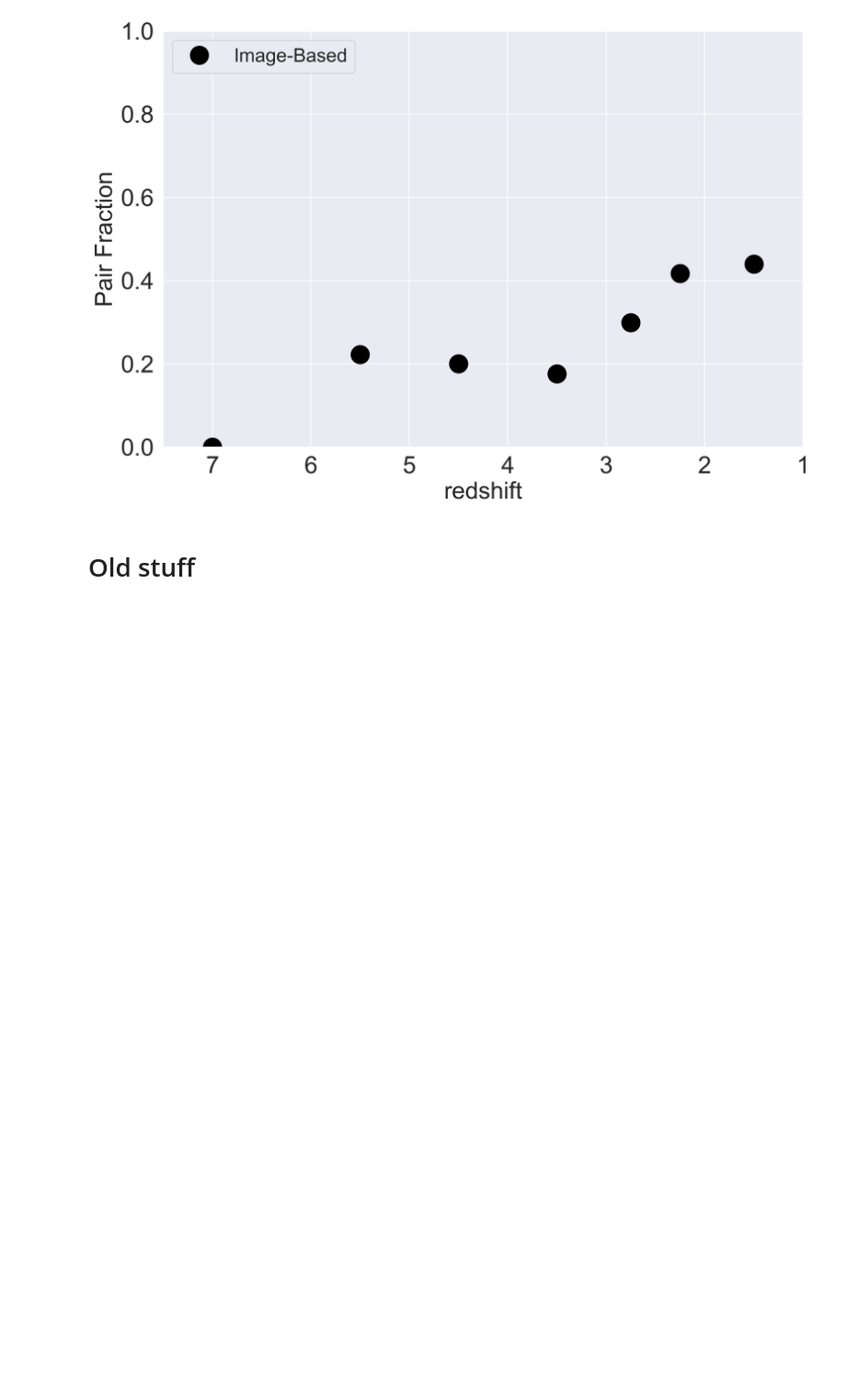
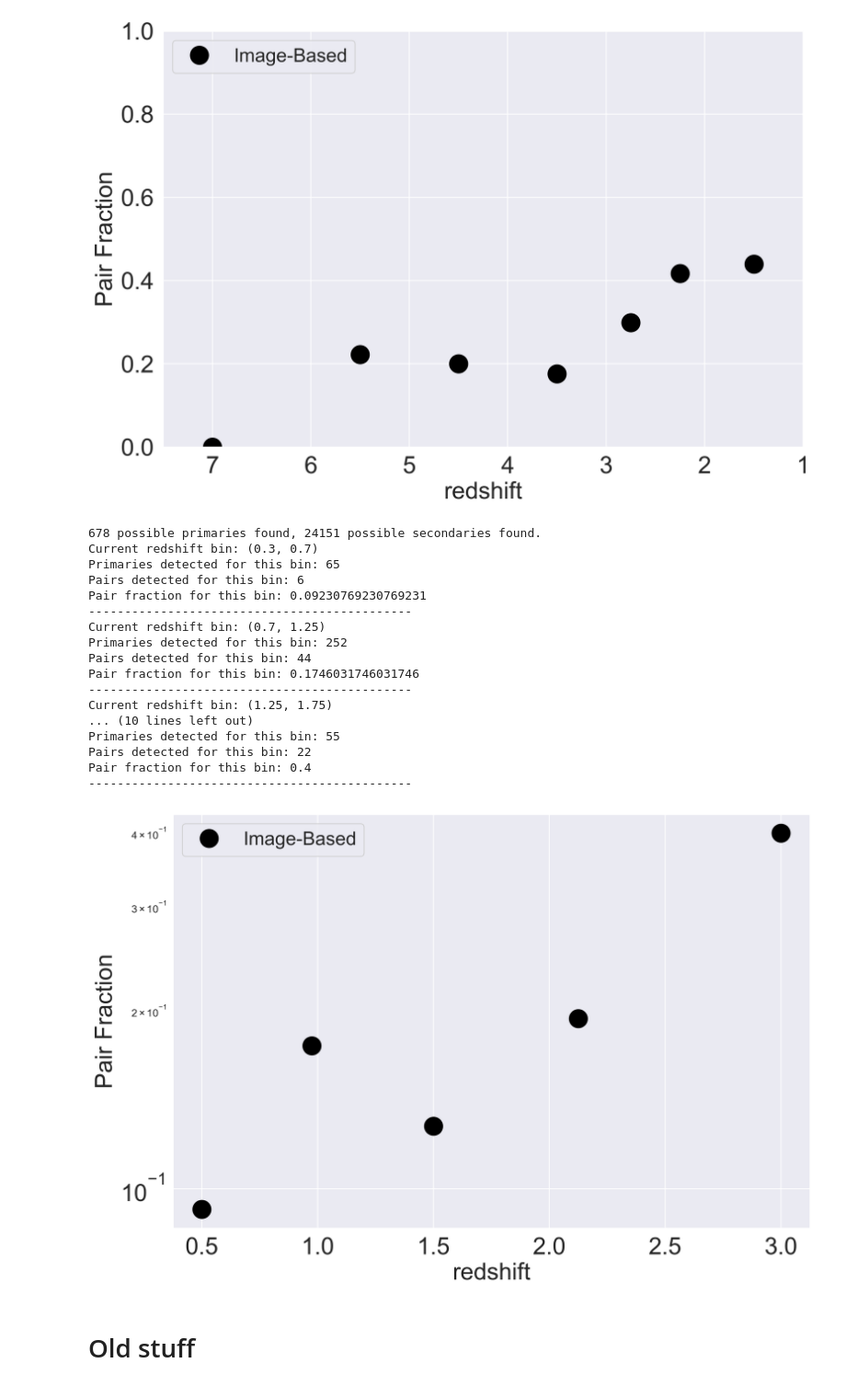
Before and after one commit to openhearted99/SASP-2020, a Jupyter notebook: gfs_code/results/Early_pairs.ipynb, the cells around one changed output. Shown at 92% size. Drawn from its saved outputs; the diff is of its cells as text; code cells hidden in the pictures; blank space fills up the shorter version.

```diff
--- a/gfs_code/results/Early_pairs.ipynb
+++ b/gfs_code/results/Early_pairs.ipynb
@@ -129,3 +137,40 @@ for colname in dash1[0].colnames: # assumes that all the tables are formatted id
+# %%
+# Read in the old data
+il1xyz = [astropy.io.ascii.read("Illustris-1_RADEC_hudfwide_75Mpc_7_6_xyz_corners.txt"), "il1xyz"]
+il1yxz = [astropy.io.ascii.read("Illustris-1_RADEC_hudfwide_75Mpc_7_6_yxz_corners.txt"), "il1yxz"]
+il1zyx = [astropy.io.ascii.read("Illustris-1_RADEC_hudfwide_75Mpc_7_6_zyx_corners.txt"), "il1zyx"]
+
+il2xyz = [astropy.io.ascii.read("Illustris-2_RADEC_hudfwide_75Mpc_7_6_xyz_corners.txt"), "il2xyz"]
+il2yxz = [astropy.io.ascii.read("Illustris-2_RADEC_hudfwide_75Mpc_7_6_yxz_corners.txt"), "il2yxz"]
+il2zyx = [astropy.io.ascii.read("Illustris-2_RADEC_hudfwide_75Mpc_7_6_zyx_corners.txt"), "il2zyx"]
+
+
+# Rename the columns to their actually names: w2sr= 'within two times stellar half mass radius'
+old_names = ['Snapshot number', 'Subhalo index', 'RA degree', 'DEC degree',
+              'RA true z', 'DEC true z', 'RA inferred z', 'DEC inferred z',
+              'True z', 'Inferred z', 'Peculiar z', 'True scale',
+              'Comoving X', 'Comoving Y', 'Comoving Z',
+              'True angular distance', 'Inferred angular distance',
+              'Snapshot z', 'Geometric z', 'Lightcone number',
+              'Stellar mass w2sr', 'Total gas mass w2sr', 'Total subhalo mass',
+              'Total BH mass w2sr', 'Total baryon mass w2sr', 'SFR w2sr',
+              'Total BH accretion rate', 'Camera X', 'Camera Y', 'Camera Z',
+              'Intrinsic g mag', 'Intrinsic r mag', 'Intrinsic i mag',
+              'Intrinsic z mag', 'Galaxy motion X', 'Galaxy motion Y',
+              'Galaxy motion Z/Peculiar', 'Cosmological expansion']
+
+i=0
+for colname in il1xyz[0].colnames: # assumes that all the tables are formatted identically
+    il1xyz[0].rename_column(colname, old_names[i])
+    il1yxz[0].rename_column(colname, old_names[i])
+    il1zyx[0].rename_column(colname, old_names[i])
+
+    il2xyz[0].rename_column(colname, old_names[i])
+    il2yxz[0].rename_column(colname, old_names[i])
+    il2zyx[0].rename_column(colname, old_names[i])
+
+
+    i+=1
 # %% [markdown]
 # Sanity check graphs
 # %% [markdown]
@@ -364,6 +408,27 @@ Pairs detected for this bin: 2
 Pair fraction for this bin: 0.2222222222222222
 ---------------------------------------------
 [figure]
+# %%
+pairs_plots(il1xyz, 'Stellar mass w2sr', 'RA degree', 'DEC degree', 'Inferred z',zbins=((0.3,0.7),(0.7,1.25),(1.25,1.75),(1.75,2.5),(2.5,3.5)),pair_scale='log')
+# %% [output]
+678 possible primaries found, 24151 possible secondaries found.
+Current redshift bin: (0.3, 0.7)
+Primaries detected for this bin: 65
+Pairs detected for this bin: 6
+Pair fraction for this bin: 0.09230769230769231
+---------------------------------------------
+Current redshift bin: (0.7, 1.25)
+Primaries detected for this bin: 252
+Pairs detected for this bin: 44
+Pair fraction for this bin: 0.1746031746031746
+---------------------------------------------
+Current redshift bin: (1.25, 1.75)
+... (10 lines left out)
+Primaries detected for this bin: 55
+Pairs detected for this bin: 22
+Pair fraction for this bin: 0.4
+---------------------------------------------
+[figure, added]
 # %% [markdown]
 # Old stuff
 # %%
```
Also changed, not shown: parts of 11 cells of this notebook, 10 other files.
